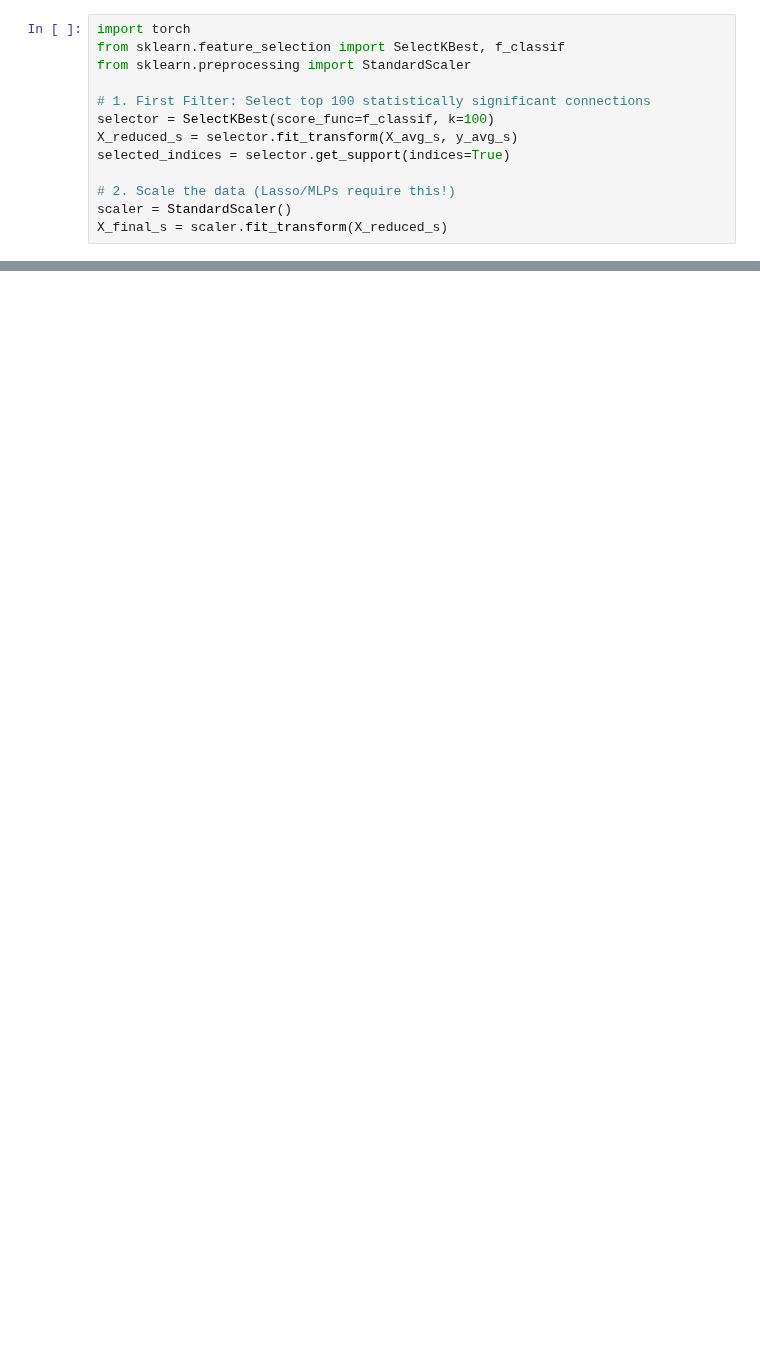
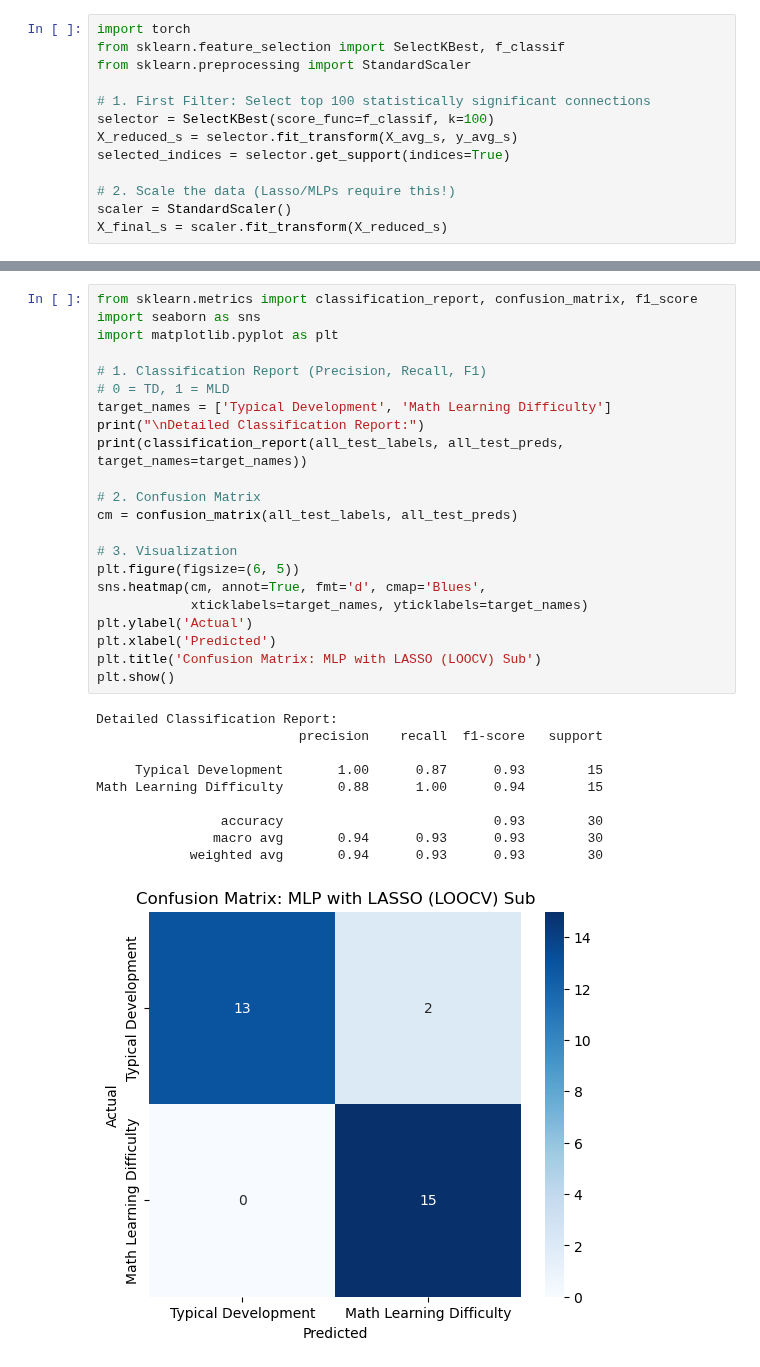
Before and after one commit to JJChong777/brain-math, a Jupyter notebook: brainmath_MLP.ipynb, the cells around one changed output, grey strips where cells are left out. Drawn from its saved outputs; the diff is of its cells as text; blank space fills up the shorter version.

Commit message:
task specific MLP actual

```diff
--- a/brainmath_MLP.ipynb
+++ b/brainmath_MLP.ipynb
@@ -653,0 +660,33 @@ print(f"\nFinal LOOCV Accuracy: {final_acc * 100:.2f}%")
+# %%
+from sklearn.metrics import classification_report, confusion_matrix, f1_score
+import seaborn as sns
+import matplotlib.pyplot as plt
+
+# 1. Classification Report (Precision, Recall, F1)
+# 0 = TD, 1 = MLD
+target_names = ['Typical Development', 'Math Learning Difficulty']
+print("\nDetailed Classification Report:")
+print(classification_report(all_test_labels, all_test_preds, target_names=target_names))
+
+# 2. Confusion Matrix
+cm = confusion_matrix(all_test_labels, all_test_preds)
+
+# 3. Visualization
+plt.figure(figsize=(6, 5))
+sns.heatmap(cm, annot=True, fmt='d', cmap='Blues',
+            xticklabels=target_names, yticklabels=target_names)
+plt.ylabel('Actual')
+plt.xlabel('Predicted')
+plt.title('Confusion Matrix: MLP with LASSO (LOOCV) Sub')
+plt.show()
+# %% [output]
+Detailed Classification Report:
+                          precision    recall  f1-score   support
+
+     Typical Development       1.00      0.87      0.93        15
+Math Learning Difficulty       0.88      1.00      0.94        15
+
+                accuracy                           0.93        30
+               macro avg       0.94      0.93      0.93        30
+            weighted avg       0.94      0.93      0.93        30
+[figure, added]
```
Also changed, not shown: parts of 12 cells of this notebook.
